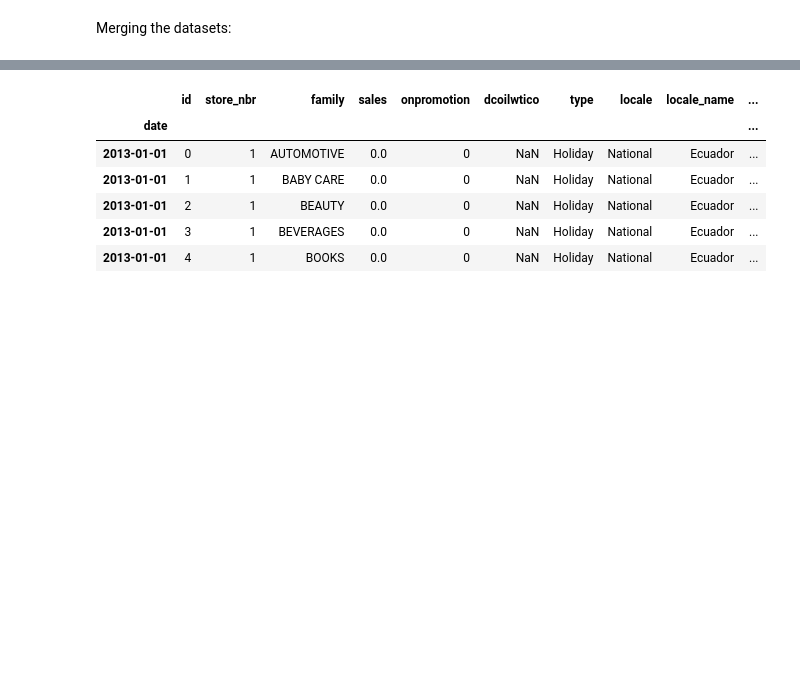
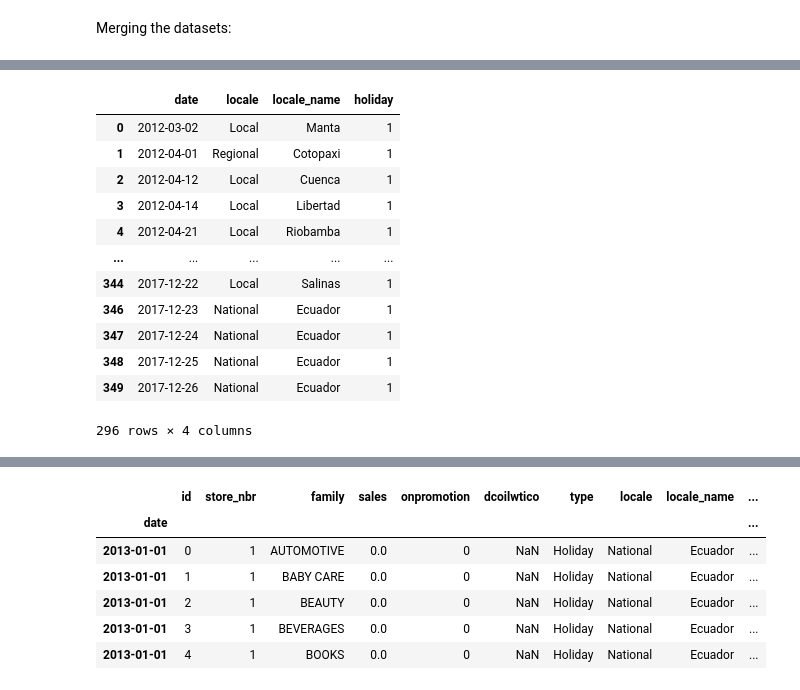
Before and after one commit to edmar-bevilaqua/data_science, a Jupyter notebook: Projects/Kaggle/Store Sales - Time Series Forecasting/store_sales.ipynb, the cells around one changed output, grey strips where cells are left out. Cells and saved outputs as stored; diff of their text form; code cells hidden in the pictures; blank space fills up the shorter version.

Commit message:
Update store_sales.ipynb
Merge holidays to the main dataframe

```diff
--- a/Projects/Kaggle/Store Sales - Time Series Forecasting/store_sales.ipynb
+++ b/Projects/Kaggle/Store Sales - Time Series Forecasting/store_sales.ipynb
@@ -528,0 +529,31 @@ sales = pd.merge(sales, oil, on='date', )
+# %%
+# oil -> train, test
+train = pd.merge(train, oil, on='date', how='left')
+test = pd.merge(test, oil, on='date', how='left')
+
+# stores -> train, test
+train = pd.merge(train, stores, on='store_nbr', how='left')
+test = pd.merge(test, stores, on='store_nbr', how='left')
+
+# Making holidays useful
+useless_days = (holidays['transferred'] == True) | (holidays['type'] == 'Work Day')
+tHolidays = holidays.drop(holidays[useless_days].index)
+tHolidays = tHolidays.drop(['type', 'description', 'transferred'], axis=1)
+tHolidays['holiday'] = 1
+tHolidays = tHolidays.drop(tHolidays[tHolidays['date'].duplicated()].index)
+
+# Splitting holidays by 'locale' -> Local, Regional, National
+local_holidays = tHolidays[tHolidays['locale'] == 'Local']
+regional_holidays = tHolidays[tHolidays['locale'] == 'Regional']
+national_holidays = tHolidays[tHolidays['locale'] == 'National'].drop(['locale', 'locale_name'], axis=1)
+
+# national_holidays -> train, test
+train = pd.merge(train, local_holidays, on='date', how='left')
+test = pd.merge(test, local_holidays, on='date', how='left')
+
+# regional_holidays -> train, test
+for date, state in zip(regional_holidays['date'], regional_holidays['locale_name']):
+    train['special_days'][(train['date'] == date) & (train['state'] == state)] = 1
+
+for date, state in zip(regional_holidays['date'], regional_holidays['locale_name']):
+    test['special_days'][(test['date'] == date) & (test['state'] == state)] = 1
@@ -529,3 +578,19 @@ sales = pd.merge(sales, oil, on='date', )
+# %%
+tHolidays
+# %% [output]
+|  | date | locale | locale_name | holiday |
+| 0 | 2012-03-02 | Local | Manta | 1 |
+| 1 | 2012-04-01 | Regional | Cotopaxi | 1 |
+| 2 | 2012-04-12 | Local | Cuenca | 1 |
+| 3 | 2012-04-14 | Local | Libertad | 1 |
+| 4 | 2012-04-21 | Local | Riobamba | 1 |
+| ... | ... | ... | ... | ... |
+| 344 | 2017-12-22 | Local | Salinas | 1 |
+| 346 | 2017-12-23 | National | Ecuador | 1 |
+| 347 | 2017-12-24 | National | Ecuador | 1 |
+| 348 | 2017-12-25 | National | Ecuador | 1 |
+| 349 | 2017-12-26 | National | Ecuador | 1 |
+296 rows × 4 columns
 # %%
 sales = pd.merge(sales, oil, on='date', how='left')
 # %%
```
Also changed, not shown: parts of 4 cells of this notebook.
